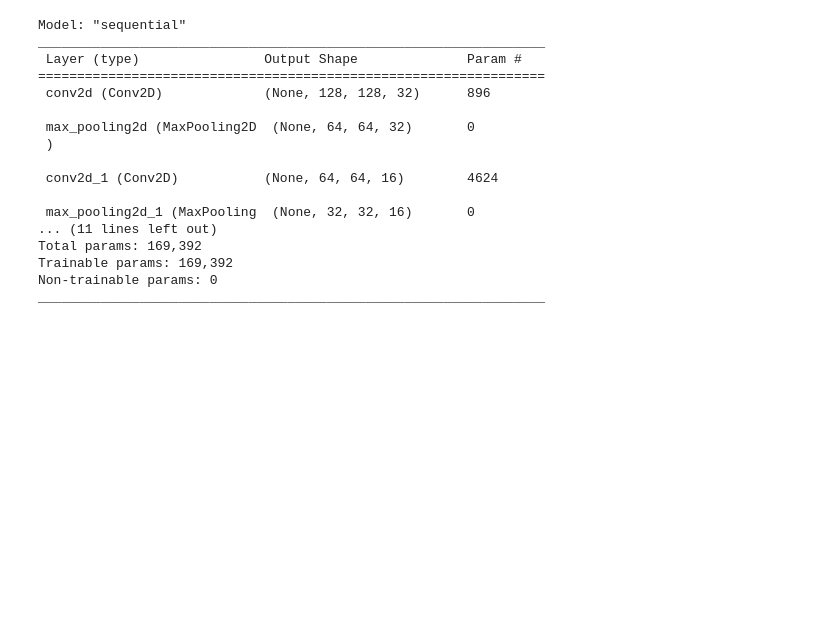
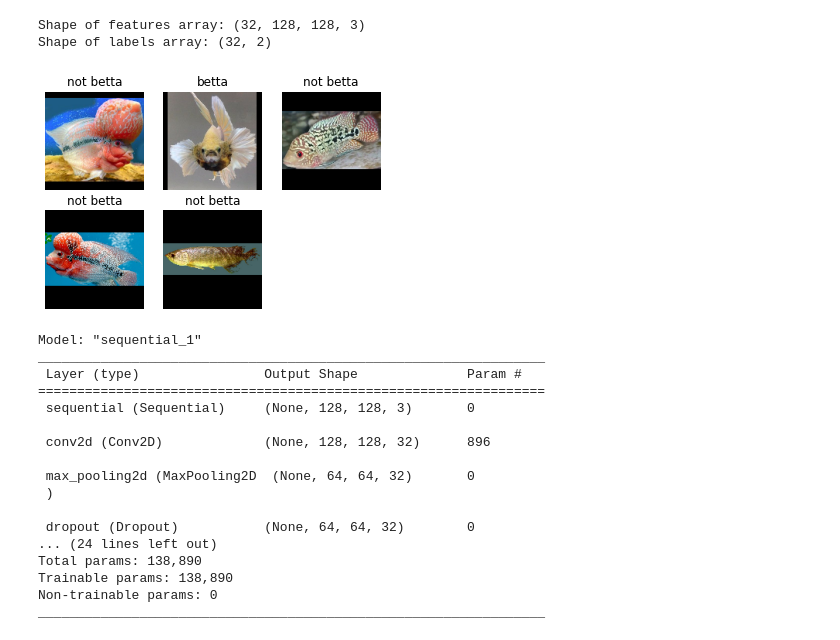
Before and after one commit to ISS-MTECH-IS-Project/PRMLS_Project, a Jupyter notebook: SystemCode/training_betta.ipynb, the cells around one changed output. Cells and saved outputs as stored; diff of their text form; code cells hidden in the pictures; blank space fills up the shorter version.

Commit message:
Using the latest dataset and added Augmentation

```diff
--- a/SystemCode/training_betta.ipynb
+++ b/SystemCode/training_betta.ipynb
@@ -59,0 +192,21 @@ optmz = optmzs[OPT_IDX]
+# %%
+X, Y = readImagesFromDir()
+
+X_train, X_val, y_train, y_val = train_test_split(X, Y, test_size=0.2, shuffle=True, random_state=SEED)
+
+lb = LabelBinarizer()
+lb.fit(y_train)
+class_names = lb.classes_
+# Loop over all labels and show them
+N_LABELS = len(class_names)
+for (i, label) in enumerate(class_names):
+    print("{}. {}".format(i, label))
+
+# transform the targets of the training and test sets
+y_train_bin = lb.transform(y_train)
+y_val_bin = lb.transform(y_val)
+y_train_bin = np.hstack((1-y_train_bin, y_train_bin))
+y_val_bin = np.hstack((1-y_val_bin, y_val_bin))
+
+print(y_train_bin.shape)
+print(y_val_bin.shape)
@@ -59,0 +219,4 @@ optmz = optmzs[OPT_IDX]
+# %%
+# Print examples of fish and their binary targets
+for i in range(10):
+    print(X_train[len(X_train)-1 - i], y_train_bin[len(y_train_bin)-1 - i])
@@ -59,0 +234,19 @@ optmz = optmzs[OPT_IDX]
+# %%
+train_ds = create_dataset(X_train, y_train_bin)
+val_ds = create_dataset(X_val, y_val_bin, is_training=False)
+
+
+for images, labels in train_ds.take(1):
+    print("Shape of features array:", images.numpy().shape)
+    print("Shape of labels array:", labels.numpy().shape)
+    #plt.imshow(f.numpy().astype("uint8"))
+    for i in range(5):
+        ax = plt.subplot(2, 3, i + 1)
+        img = tf.keras.utils.array_to_img(images[i])
+        plt.imshow(img)
+        plt.title(class_names[np.argmax(labels[i])])
+        plt.axis("off")
+# %% [output]
+Shape of features array: (32, 128, 128, 3)
+Shape of labels array: (32, 2)
+[figure, added]
@@ -60,37 +263,42 @@ optmz = optmzs[OPT_IDX]
 # %%
 def createModel():
     model = Sequential()
-    model.add(Conv2D(32, (3,3), padding='same', input_shape=(IMGSIZE,IMGSIZE,3), activation='relu'))
+    model.add(image_augmentation)
+    model.add(Conv2D(32, (3,3), padding='same', input_shape=(IMG_HEIGHT,IMG_WIDTH,CHANNELS), activation='relu'))
     model.add(MaxPooling2D(pool_size=(2,2)))
+    model.add(Dropout(0.2))
     model.add(Conv2D(16, (3,3), padding='same', activation='relu'))
     model.add(MaxPooling2D(pool_size=(2,2)))
     model.add(Dropout(0.2))
+    model.add(Conv2D(8, (3,3), padding='same', activation='relu'))
+    model.add(MaxPooling2D(pool_size=(2,2)))
+    model.add(Dropout(0.2))
     model.add(Flatten())
-    model.add(Dense(10, activation='relu'))
+    model.add(Dense(64, activation='relu'))
+    model.add(Dense(16, activation='relu'))
     model.add(Dense(N_LABELS, activation=ACTIVATION))
     model.compile(loss='categorical_crossentropy', optimizer=optmz, metrics=['accuracy'])
     return model
 
 model       = createModel() # This is meant for training
-modelGo     = createModel() # This is used for final testing
 
 model.summary()
 # %% [output]
-Model: "sequential"
+Model: "sequential_1"
 _________________________________________________________________
  Layer (type)                Output Shape              Param #
 =================================================================
+ sequential (Sequential)     (None, 128, 128, 3)       0
+
  conv2d (Conv2D)             (None, 128, 128, 32)      896
 
  max_pooling2d (MaxPooling2D  (None, 64, 64, 32)       0
  )
 
- conv2d_1 (Conv2D)           (None, 64, 64, 16)        4624
-
- max_pooling2d_1 (MaxPooling  (None, 32, 32, 16)       0
-... (11 lines left out)
-Total params: 169,392
-Trainable params: 169,392
+ dropout (Dropout)           (None, 64, 64, 32)        0
+... (24 lines left out)
+Total params: 138,890
+Trainable params: 138,890
 Non-trainable params: 0
 _________________________________________________________________
 # %%
```
Also changed, not shown: parts of 18 cells of this notebook.
